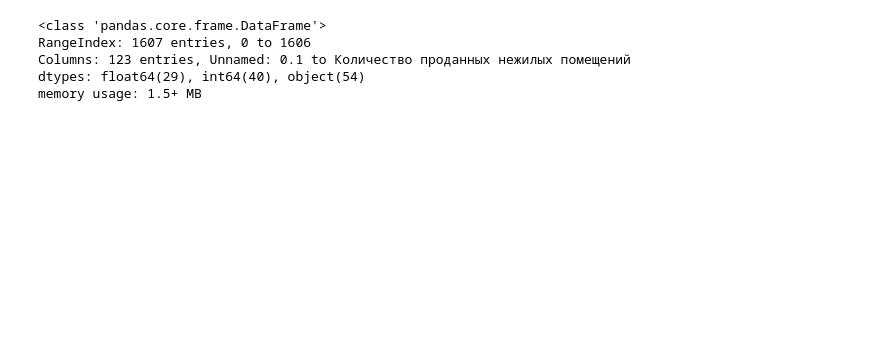
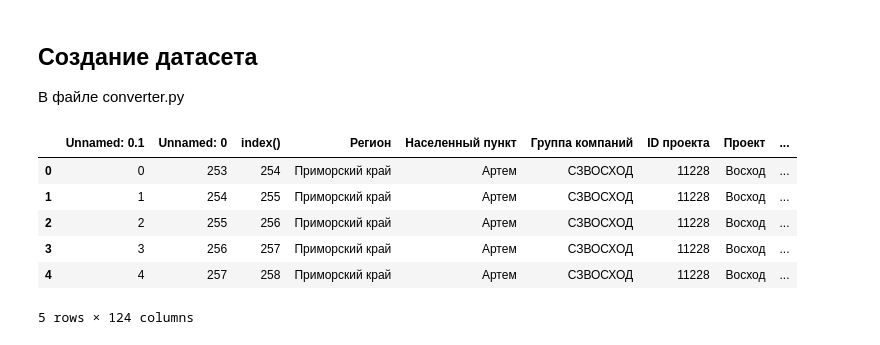
Before and after one commit to katitou/DS-FEIP, a Jupyter notebook: dataset_preparing.ipynb, the cells around one changed output. Cells and saved outputs as stored; diff of their text form; code cells hidden in the pictures; blank space fills up the shorter version.

Commit message:
Data preparation: modifying datatypes.

```diff
--- a/dataset_preparing.ipynb
+++ b/dataset_preparing.ipynb
@@ -102,8 +0,0 @@ dtype: object
-# %%
-ds_clean.info()
-# %% [output]
-<class 'pandas.core.frame.DataFrame'>
-RangeIndex: 1607 entries, 0 to 1606
-Columns: 123 entries, Unnamed: 0.1 to Количество проданных нежилых помещений
-dtypes: float64(29), int64(40), object(54)
-memory usage: 1.5+ MB
@@ -112,0 +8,4 @@ data_source.save_csv(ds_clean, 'clean_data.csv')
+# %% [markdown]
+## Создание датасета
+
+В файле converter.py
@@ -112,0 +15,10 @@ data_source.save_csv(ds_clean, 'clean_data.csv')
+# %%
+data_set.head()
+# %% [output]
+|  | Unnamed: 0.1 | Unnamed: 0 | index() | Регион | Населенный пункт | Группа компаний | ID проекта | Проект | ... |
+| 0 | 0 | 253 | 254 | Приморский край | Артем | СЗВОСХОД | 11228 | Восход | ... |
+| 1 | 1 | 254 | 255 | Приморский край | Артем | СЗВОСХОД | 11228 | Восход | ... |
+| 2 | 2 | 255 | 256 | Приморский край | Артем | СЗВОСХОД | 11228 | Восход | ... |
+| 3 | 3 | 256 | 257 | Приморский край | Артем | СЗВОСХОД | 11228 | Восход | ... |
+| 4 | 4 | 257 | 258 | Приморский край | Артем | СЗВОСХОД | 11228 | Восход | ... |
+5 rows × 124 columns
```
Also changed, not shown: parts of 52 cells of this notebook, 4 other files.
